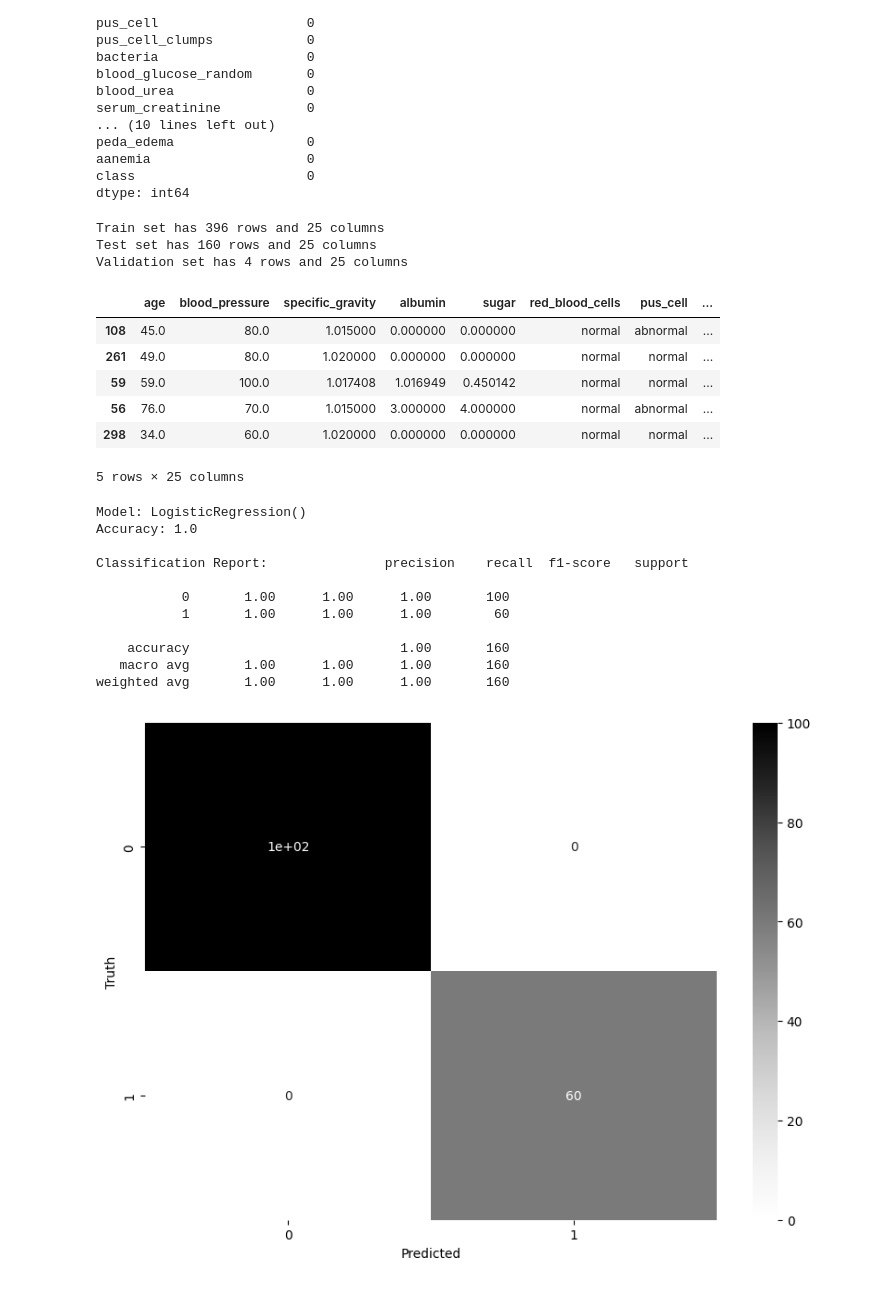
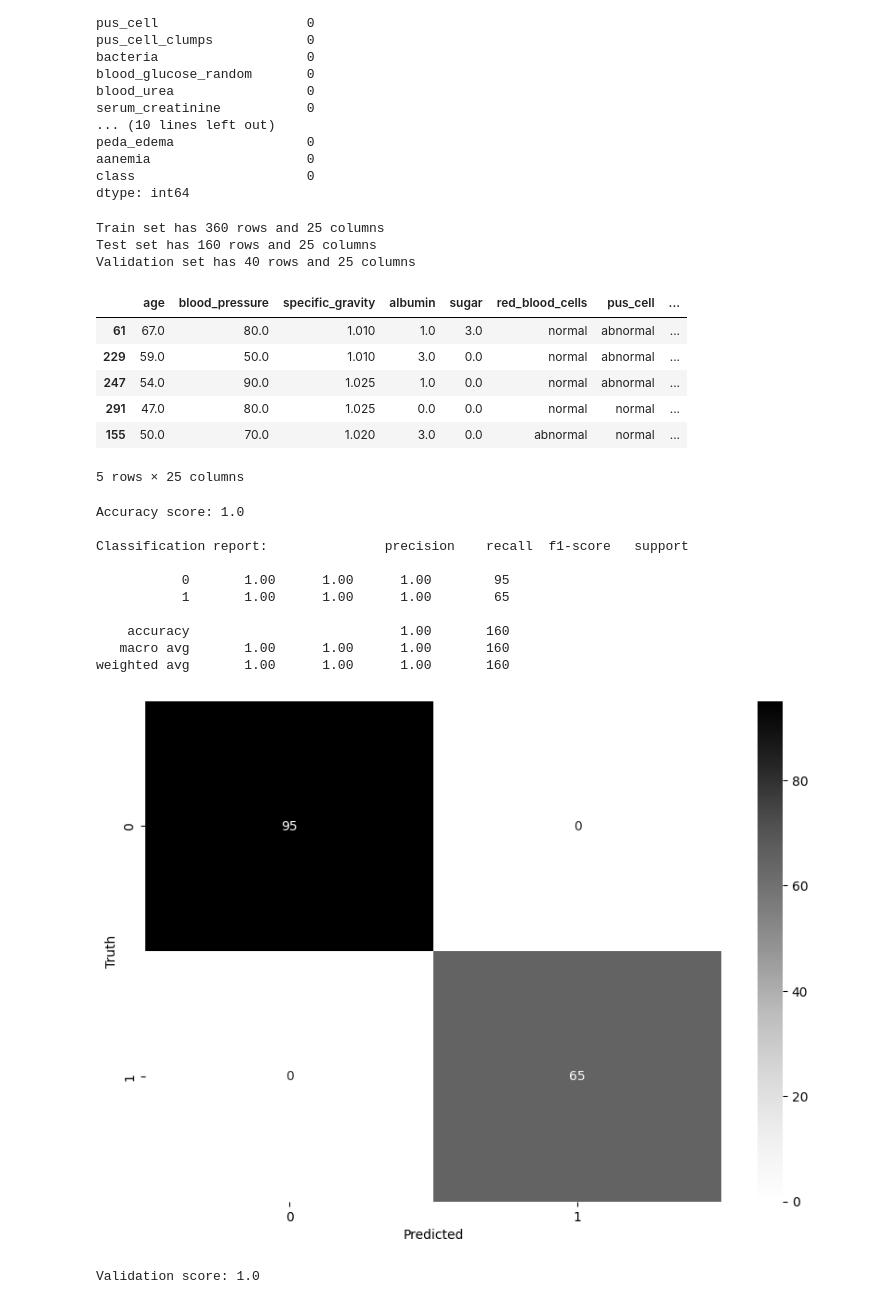
Before and after one commit to jaywyawhare/Kidney-Disease, a Jupyter notebook: notebook/Notebook-1.ipynb, the cells around one changed output. Cells and saved outputs as stored; diff of their text form; code cells hidden in the pictures.

```diff
--- a/notebook/Notebook-1.ipynb
+++ b/notebook/Notebook-1.ipynb
@@ -61,8 +57,3 @@ df['class'] = df['class'].replace(to_replace = {'ckd\t': 'ckd', 'notckd': 'not c
 # %%
 df['class'] = df['class'].map({'ckd': 0, 'not ckd': 1})
 df['class'] = pd.to_numeric(df['class'], errors='coerce')
-# %%
-cols = ['diabetes_mellitus', 'coronary_artery_disease', 'class']
-
-for col in cols:
-    print(f"{col} has {df[col].unique()} values\n")
@@ -77,7 +61,2 @@ class has [0 1] values
 cat_cols = [col for col in df.columns if df[col].dtype == 'object']
 num_cols = [col for col in df.columns if df[col].dtype != 'object']
-# %%
-# looking at unique values in categorical columns
-
-for col in cat_cols:
-    print(f"{col} has {df[col].unique()} values\n")
@@ -174,23 +132,23 @@ aanemia                    0
 class                      0
 dtype: int64
 # %%
-train, test = train_test_split(df, test_size=0.4)
-train, validation = train_test_split(df, test_size=0.01)
+train, test = train_test_split(df, test_size=0.4, random_state=28)
+train, validation = train_test_split(df, test_size=0.1, random_state=28)
 
 print(f"Train set has {train.shape[0]} rows and {train.shape[1]} columns")
 print(f"Test set has {test.shape[0]} rows and {test.shape[1]} columns")
 print(f"Validation set has {validation.shape[0]} rows and {validation.shape[1]} columns")
 test.head()
 # %% [output]
-Train set has 396 rows and 25 columns
+Train set has 360 rows and 25 columns
 Test set has 160 rows and 25 columns
-Validation set has 4 rows and 25 columns
+Validation set has 40 rows and 25 columns
 |  | age | blood_pressure | specific_gravity | albumin | sugar | red_blood_cells | pus_cell | ... |
-| 108 | 45.0 | 80.0 | 1.015000 | 0.000000 | 0.000000 | normal | abnormal | ... |
-| 261 | 49.0 | 80.0 | 1.020000 | 0.000000 | 0.000000 | normal | normal | ... |
-| 59 | 59.0 | 100.0 | 1.017408 | 1.016949 | 0.450142 | normal | normal | ... |
-| 56 | 76.0 | 70.0 | 1.015000 | 3.000000 | 4.000000 | normal | abnormal | ... |
-| 298 | 34.0 | 60.0 | 1.020000 | 0.000000 | 0.000000 | normal | normal | ... |
+| 61 | 67.0 | 80.0 | 1.010 | 1.0 | 3.0 | normal | abnormal | ... |
+| 229 | 59.0 | 50.0 | 1.010 | 3.0 | 0.0 | normal | abnormal | ... |
+| 247 | 54.0 | 90.0 | 1.025 | 1.0 | 0.0 | normal | abnormal | ... |
+| 291 | 47.0 | 80.0 | 1.025 | 0.0 | 0.0 | normal | normal | ... |
+| 155 | 50.0 | 70.0 | 1.020 | 3.0 | 0.0 | abnormal | normal | ... |
 5 rows × 25 columns
 # %%
 # convert categorical columns to numerical
@@ -218,38 +176,38 @@ X_train = scaler.fit_transform(X_train)
 X_test = scaler.transform(X_test)
 X_validation = scaler.transform(X_validation)
 # %%
-# create a function to run models
-def run_model(model, X_train, y_train, X_test, y_test):
+def run_model(model, X_train, y_train, X_test, y_test, X_validation, y_validation):
     model.fit(X_train, y_train)
     y_pred = model.predict(X_test)
-    print(f"Model: {model}")
-    print(f"Accuracy: {accuracy_score(y_test, y_pred)}")
+    print(f"Accuracy score: {accuracy_score(y_test, y_pred)}")
     print()
-    print(f"Classification Report: {classification_report(y_test, y_pred)}")
-    print()
+    print(f"Classification report: {classification_report(y_test, y_pred)}")
     cm = confusion_matrix(y_test, y_pred)
+    # print(cm)
     plt.figure(figsize=(10, 7))
     sns.heatmap(cm, annot=True, cmap='Greys')
     plt.xlabel('Predicted')
     plt.ylabel('Truth')
     plt.show()
+    print()
+    print(f"Validation score: {model.score(X_validation, y_validation)}")
 # %%
 # run logistic regression
 log_reg = LogisticRegression()
-run_model(log_reg, X_train, y_train, X_test, y_test)
+run_model(log_reg, X_train, y_train, X_test, y_test, X_validation, y_validation)
 # %% [output]
-Model: LogisticRegression()
-Accuracy: 1.0
+Accuracy score: 1.0
 
-Classification Report:               precision    recall  f1-score   support
+Classification report:               precision    recall  f1-score   support
 
-           0       1.00      1.00      1.00       100
-           1       1.00      1.00      1.00        60
+           0       1.00      1.00      1.00        95
+           1       1.00      1.00      1.00        65
 
     accuracy                           1.00       160
    macro avg       1.00      1.00      1.00       160
 weighted avg       1.00      1.00      1.00       160
-[figure, old version]
+[figure, new version]
+Validation score: 1.0
 # %%
 # run random forest
 rf = RandomForestClassifier()
```
Also changed, not shown: parts of 13 cells of this notebook, 1 other file.
